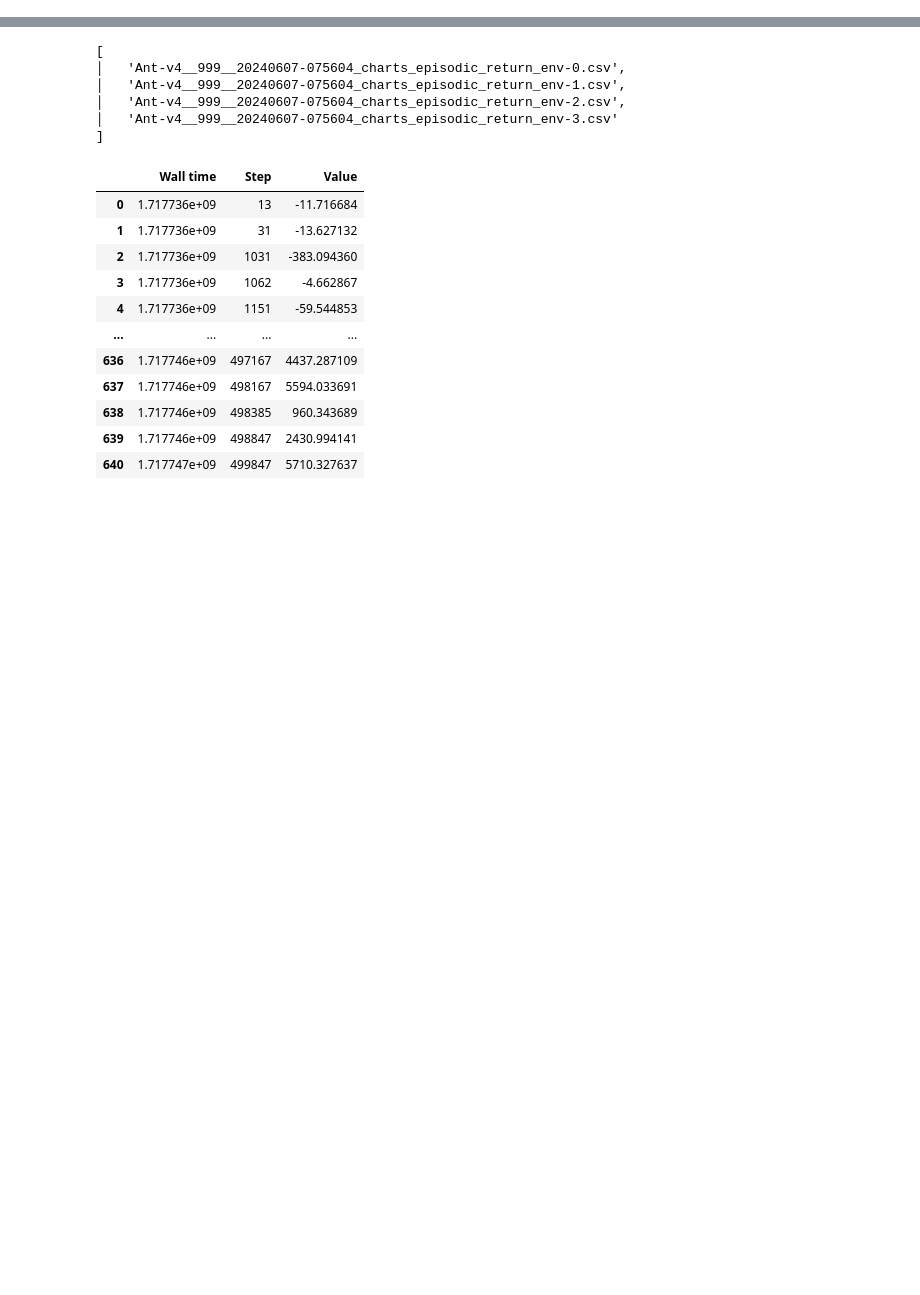
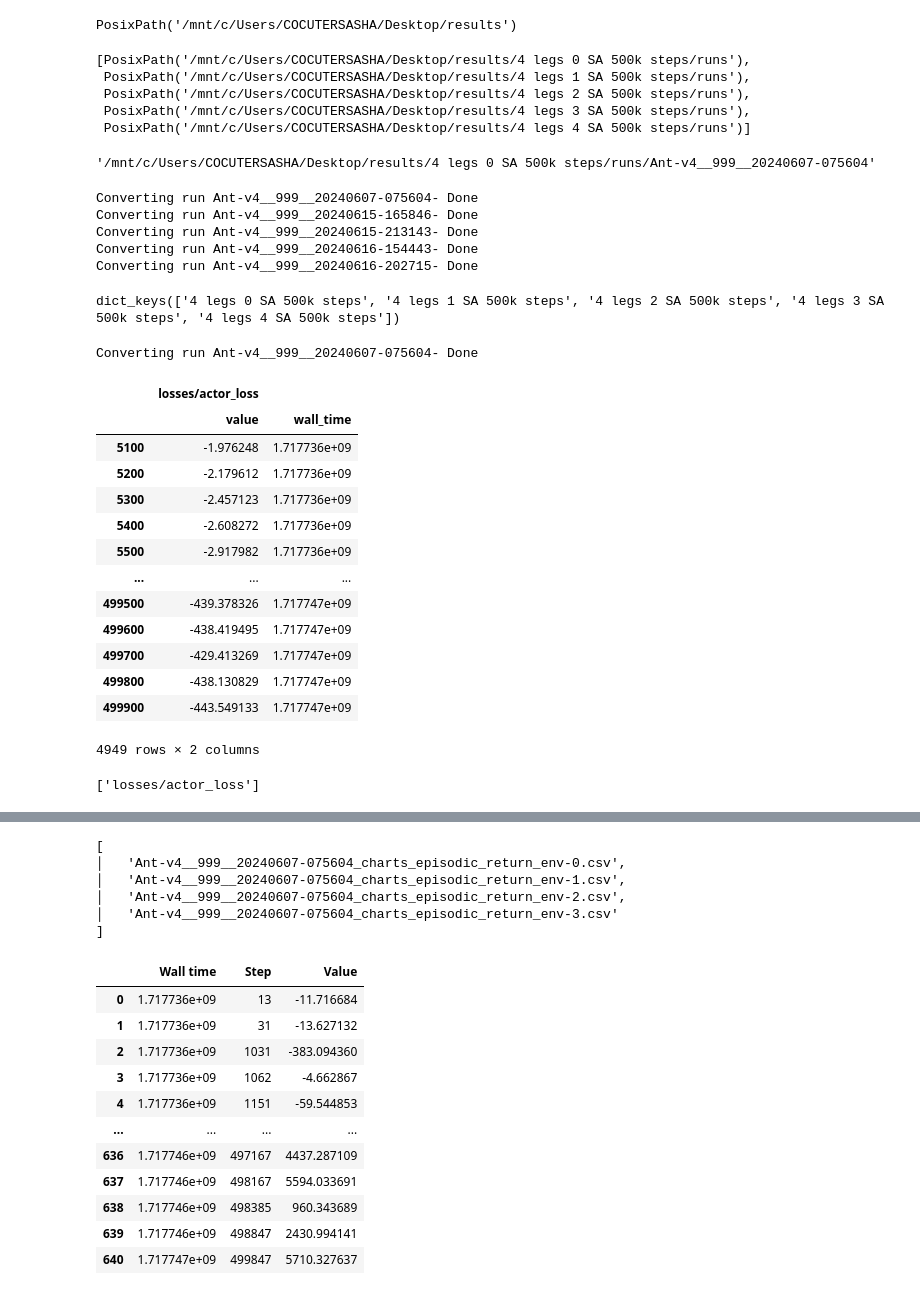
Before and after one commit to superkisa/new-life, a Jupyter notebook: notebooks/pics.ipynb, the cells around one changed output, grey strips where cells are left out. Saved outputs shown, nothing was run; the diff lists cells and outputs as text; code cells hidden in the pictures; blank space fills up the shorter version.

```diff
--- a/notebooks/pics.ipynb
+++ b/notebooks/pics.ipynb
@@ -12,0 +50,59 @@ ppe = partial(pp, expand_all=True)
+# %%
+RESULTS_DIR = Path("/mnt/c/Users/COCUTERSASHA/Desktop/results").resolve()
+RESULTS_DIR
+# %% [output]
+PosixPath('/mnt/c/Users/COCUTERSASHA/Desktop/results')
+# %%
+runs_dir = list(RESULTS_DIR.glob("**/runs"))
+runs_dir
+# %% [output]
+[PosixPath('/mnt/c/Users/COCUTERSASHA/Desktop/results/4 legs 0 SA 500k steps/runs'),
+ PosixPath('/mnt/c/Users/COCUTERSASHA/Desktop/results/4 legs 1 SA 500k steps/runs'),
+ PosixPath('/mnt/c/Users/COCUTERSASHA/Desktop/results/4 legs 2 SA 500k steps/runs'),
+ PosixPath('/mnt/c/Users/COCUTERSASHA/Desktop/results/4 legs 3 SA 500k steps/runs'),
+ PosixPath('/mnt/c/Users/COCUTERSASHA/Desktop/results/4 legs 4 SA 500k steps/runs')]
+# %%
+pat = str(next(runs_dir[0].iterdir()))
+pat
+# %% [output]
+'/mnt/c/Users/COCUTERSASHA/Desktop/results/4 legs 0 SA 500k steps/runs/Ant-v4__999__20240607-075604'
+# %%
+runs_df={}
+for run in runs_dir:
+    runs_df[run.parts[-2]] = tabulate_events(run)
+# %% [output]
+Converting run Ant-v4__999__20240607-075604- Done
+Converting run Ant-v4__999__20240615-165846- Done
+Converting run Ant-v4__999__20240615-213143- Done
+Converting run Ant-v4__999__20240616-154443- Done
+Converting run Ant-v4__999__20240616-202715- Done
+# %%
+runs_df.keys()
+# %% [output]
+dict_keys(['4 legs 0 SA 500k steps', '4 legs 1 SA 500k steps', '4 legs 2 SA 500k steps', '4 legs 3 SA 500k steps', '4 legs 4 SA 500k steps'])
+# %%
+dfs = tabulate_events(runs_dir[0])
+# %% [output]
+Converting run Ant-v4__999__20240607-075604- Done
+# %%
+dfs["Ant-v4__999__20240607-075604"].T
+# %% [output]
+|  | losses/actor_loss |  |
+|  | value | wall_time |
+| 5100 | -1.976248 | 1.717736e+09 |
+| 5200 | -2.179612 | 1.717736e+09 |
+| 5300 | -2.457123 | 1.717736e+09 |
+| 5400 | -2.608272 | 1.717736e+09 |
+| 5500 | -2.917982 | 1.717736e+09 |
+| ... | ... | ... |
+| 499500 | -439.378326 | 1.717747e+09 |
+| 499600 | -438.419495 | 1.717747e+09 |
+| 499700 | -429.413269 | 1.717747e+09 |
+| 499800 | -438.130829 | 1.717747e+09 |
+| 499900 | -443.549133 | 1.717747e+09 |
+4949 rows × 2 columns
+# %%
+ea = EventAccumulator(pat).Reload()
+ea.Tags()["scalars"]
+# %% [output]
+['losses/actor_loss']
```
Also changed, not shown: parts of 3 cells of this notebook, 12 other files.
